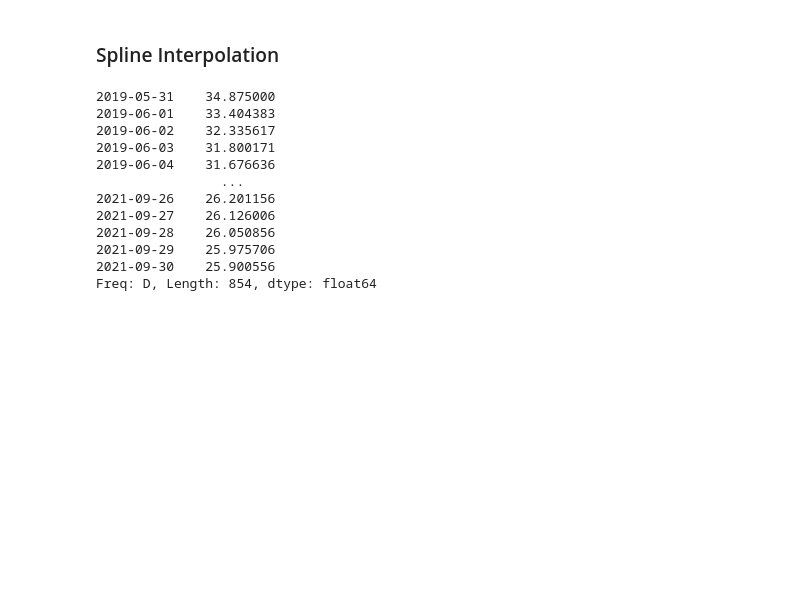
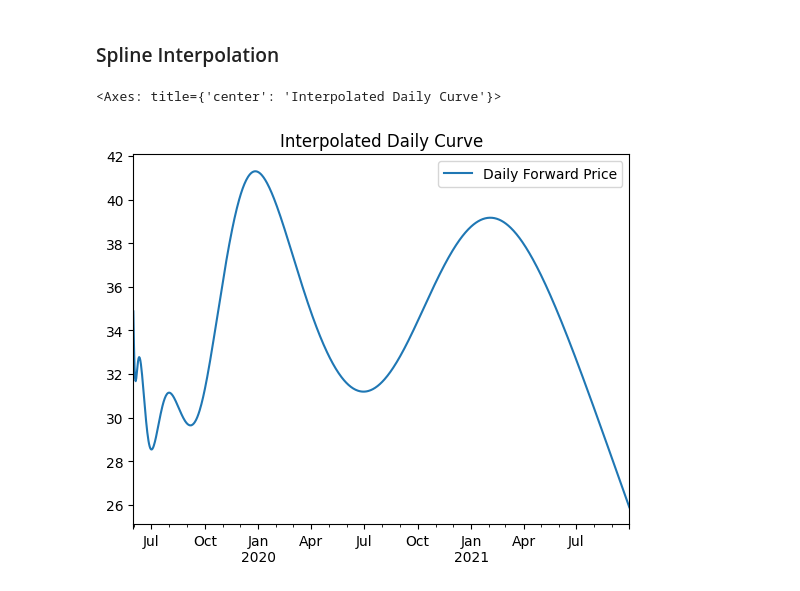
Before and after one commit to tpberntsen/curves, a Jupyter notebook: samples/python/readme_notebooks/pypi_readme.ipynb, the cells around one changed output. Drawn from its saved outputs; the diff is of its cells as text; code cells hidden in the pictures; blank space fills up the shorter version.

Commit message:
Add image to pypi readme.

```diff
--- a/samples/python/readme_notebooks/pypi_readme.ipynb
+++ b/samples/python/readme_notebooks/pypi_readme.ipynb
@@ -27,36 +27,25 @@ Period('2019-02', 'M'), Period('2019-03', 'M'), 19.103
 # %%
 from curves import max_smooth_interp
 from curves import contract_period as cp
 import pandas as pd
 
 contracts = [
     (date(2019, 5, 31), 34.875),
     (date(2019, 6, 1), date(2019, 6, 2), 32.87),
     ((date(2019, 6, 3), date(2019, 6, 9)), 32.14),
     (pd.Period(year=2019, month=6, freq='M'), 31.08),
     (cp.month(2019, 7), 29.95),
     (cp.q_3(2019), 30.18),
     (cp.q_4(2019), 37.64),
     (cp.winter(2019), 38.05),
     (cp.summer(2020), 32.39),
     (cp.winter(2020), 37.84),
     (cp.gas_year(2020), 35.12)
 ]
 
 pc_for_spline, bc_for_spline = bootstrap_contracts(contracts, freq='D')
 smooth_curve = max_smooth_interp(bc_for_spline, freq='D')
-
-print(smooth_curve)
+smooth_curve.plot(title='Interpolated Daily Curve', legend=True, label='Daily Forward Price')
 # %% [output]
-2019-05-31    34.875000
-2019-06-01    33.404383
-2019-06-02    32.335617
-2019-06-03    31.800171
-2019-06-04    31.676636
-                ...
-2021-09-26    26.201156
-2021-09-27    26.126006
-2021-09-28    26.050856
-2021-09-29    25.975706
-2021-09-30    25.900556
-Freq: D, Length: 854, dtype: float64
+<Axes: title={'center': 'Interpolated Daily Curve'}>
+[figure, added]
```
Also changed, not shown: 1 other file.
